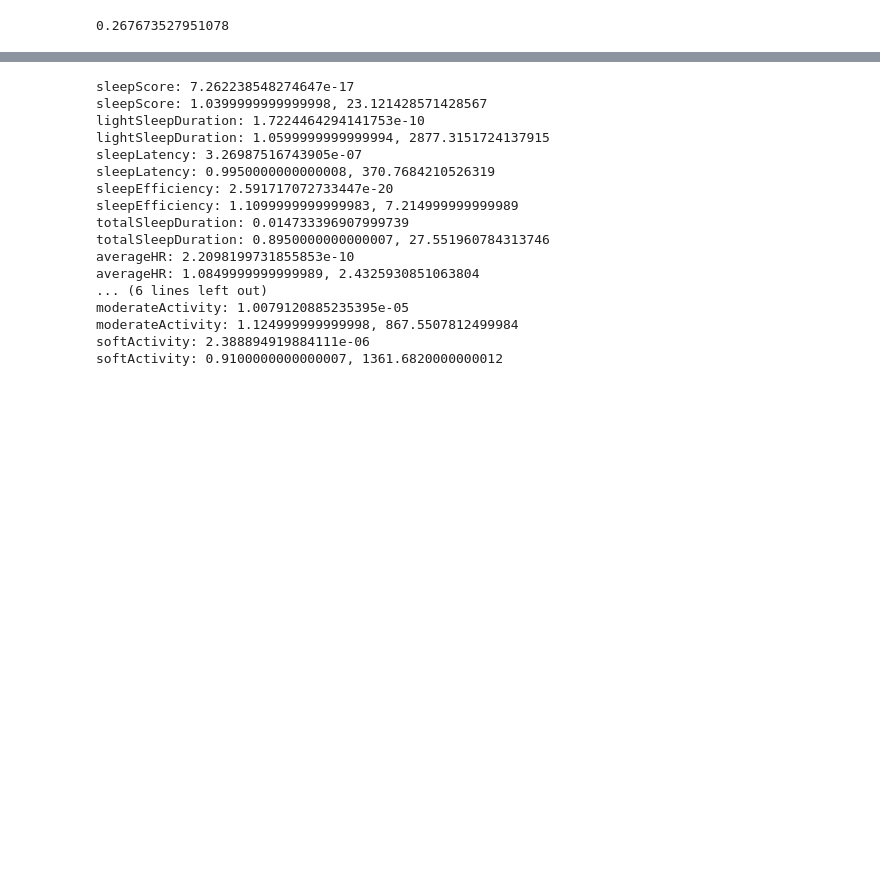
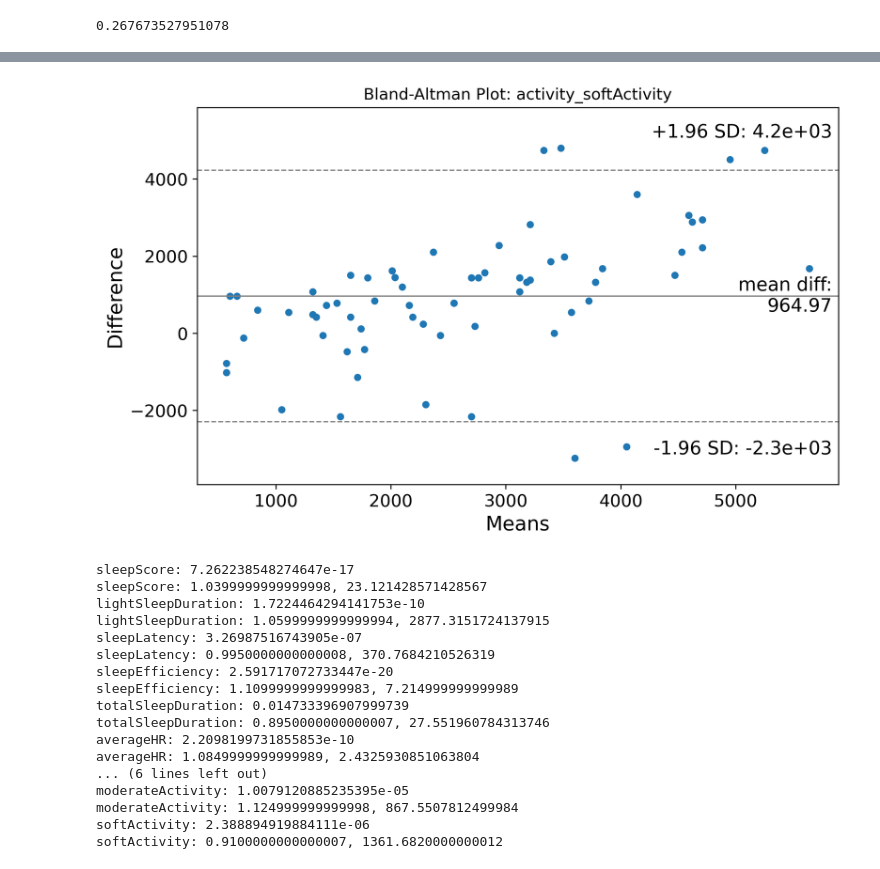
Before and after one commit to egorchern/OpenFitCompanionReport, a Jupyter notebook: src/analysis.ipynb, the cells around one changed output, grey strips where cells are left out. Saved outputs shown, nothing was run; the diff lists cells and outputs as text; code cells hidden in the pictures; blank space fills up the shorter version.

```diff
--- a/src/analysis.ipynb
+++ b/src/analysis.ipynb
@@ -190,3 +189,10 @@ plt.show()
+# %%
+f, ax = plt.subplots(1, figsize = (8, 5))
+plt.title(f"Bland-Altman Plot: {type}_{property}")
+sm.graphics.mean_diff_plot(a, b, ax=ax)
+plt.show()
+# %% [output]
+[figure, added]
 # %%
 confidence = 0.05
 increment = 0.005
```
Also changed, not shown: parts of 4 cells of this notebook, 7 other files.
